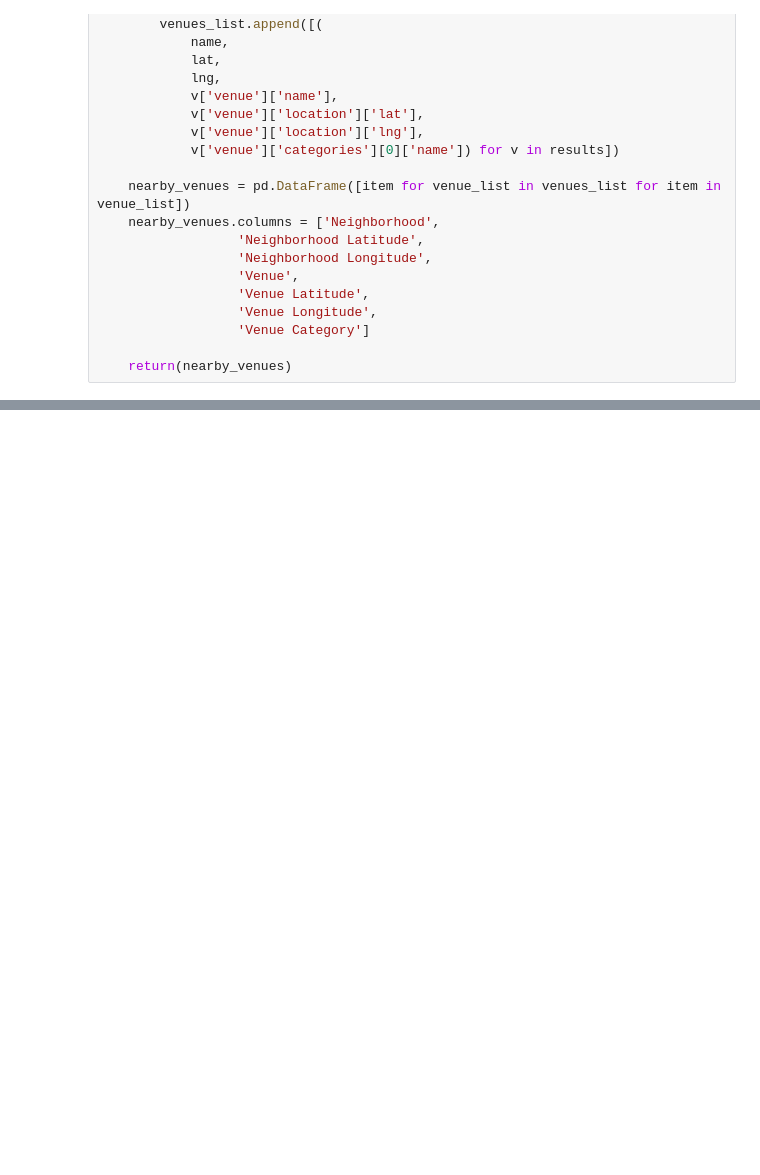
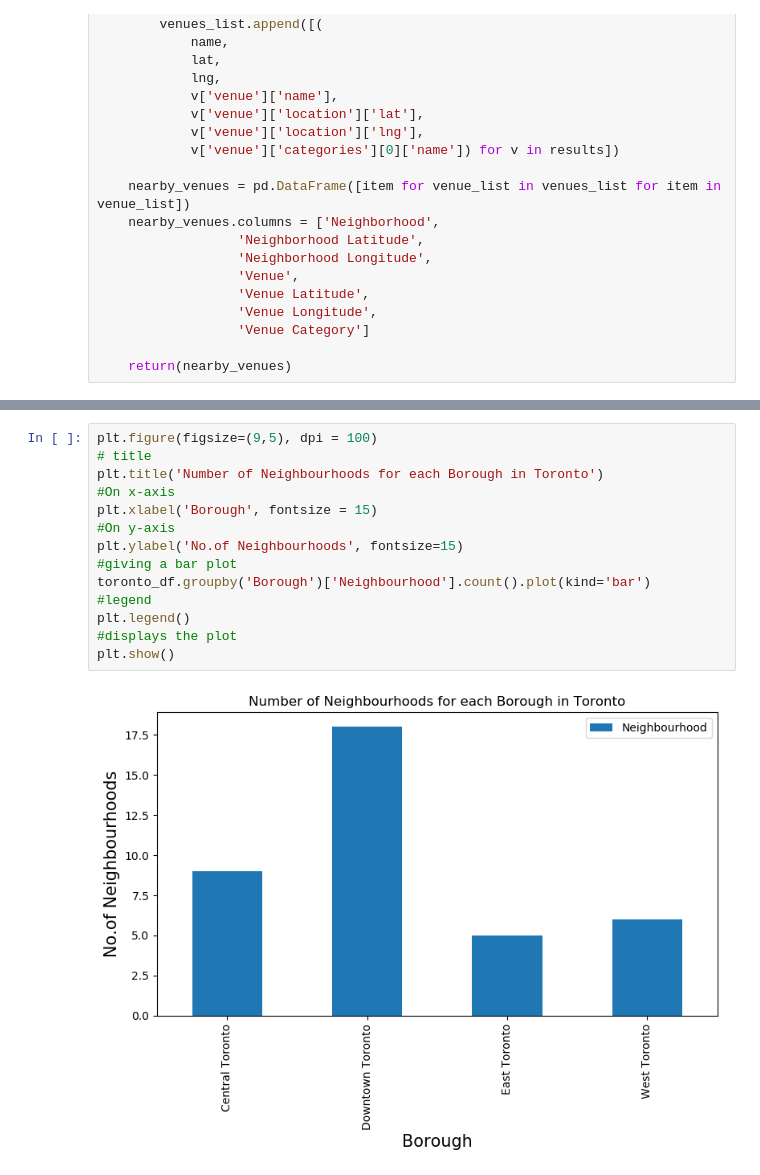
Before and after one commit to koksiong-sg/Applied-Data-Science-Captsone, a Jupyter notebook: Neighborhoods in Toronto.ipynb, the cells around one changed output, grey strips where cells are left out. Saved outputs shown, nothing was run; the diff lists cells and outputs as text; blank space fills up the shorter version.

```diff
--- a/Neighborhoods in Toronto.ipynb
+++ b/Neighborhoods in Toronto.ipynb
@@ -186,0 +281,16 @@ Business Reply Mail Processing Centre 969 Eastern
+# %%
+plt.figure(figsize=(9,5), dpi = 100)
+# title
+plt.title('Number of Neighbourhoods for each Borough in Toronto')
+#On x-axis
+plt.xlabel('Borough', fontsize = 15)
+#On y-axis
+plt.ylabel('No.of Neighbourhoods', fontsize=15)
+#giving a bar plot
+toronto_df.groupby('Borough')['Neighbourhood'].count().plot(kind='bar')
+#legend
+plt.legend()
+#displays the plot
+plt.show()
+# %% [output]
+[figure, added]
```
Also changed, not shown: parts of 63 cells of this notebook.
